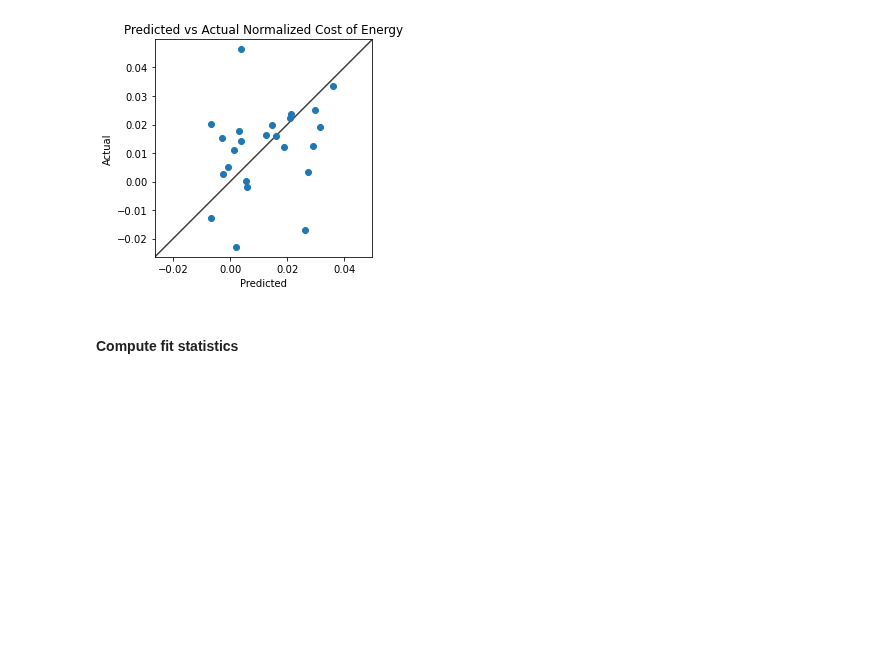
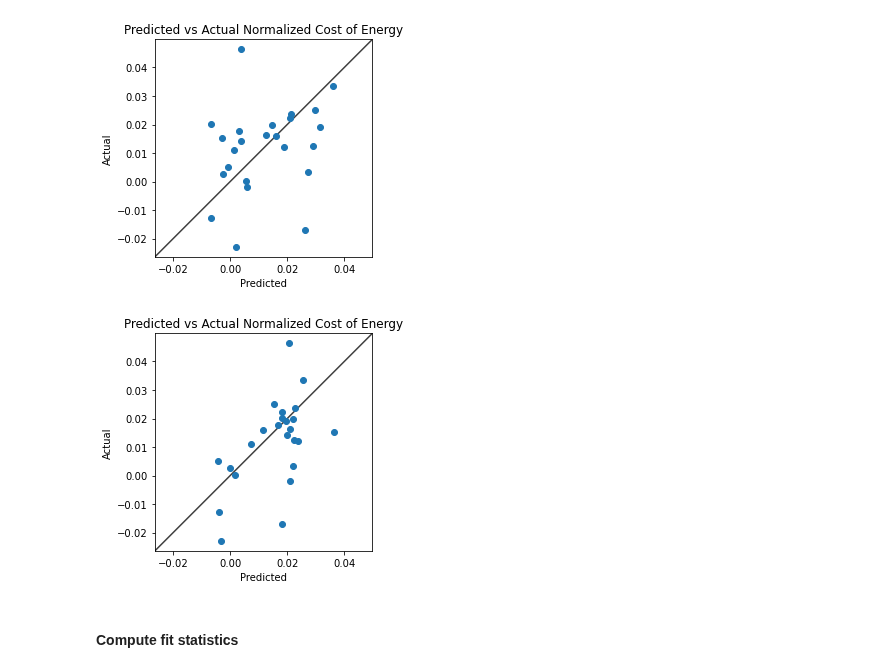
Before and after one commit to 2elle2/rmi-project, a Jupyter notebook: model/05_model_evaluation.ipynb, the cells around one changed output. Drawn from its saved outputs; the diff is of its cells as text; code cells hidden in the pictures; blank space fills up the shorter version.

Commit message:
Added scatter pred vs actual for rf

```diff
--- a/model/05_model_evaluation.ipynb
+++ b/model/05_model_evaluation.ipynb
@@ -86,5 +86,25 @@ fig.savefig(os.path.join(plots_dir, 'actual_vs_pred_scatter.png'), dpi=300)
 # %% [output]
 [figure]
+# %%
+lin_df = pd.DataFrame({'Actual': y_test, 'Predicted': y_pred_rf})
+
+fig, ax = plt.subplots()
+ax.scatter(y_pred_rf, y_test)
+lims = [
+    np.min([ax.get_xlim(), ax.get_ylim()]),  # min of both axes
+    np.max([ax.get_xlim(), ax.get_ylim()]),  # max of both axes
+]
+ax.plot(lims, lims, 'k-', alpha=0.75, zorder=0)
+ax.set_aspect('equal')
+ax.set_xlabel('Predicted')
+ax.set_ylabel('Actual')
+ax.set_title('Predicted vs Actual Normalized Cost of Energy')
+ax.set_xlim(lims)
+ax.set_ylim(lims)
+
+fig.savefig(os.path.join(plots_dir, 'rf_actual_vs_pred_scatter.png'), dpi=300)
+# %% [output]
+[figure, added]
 # %% [markdown]
 #### Compute fit statistics
 # %% [markdown]
```
Also changed, not shown: parts of 2 cells of this notebook, 2 other files.
